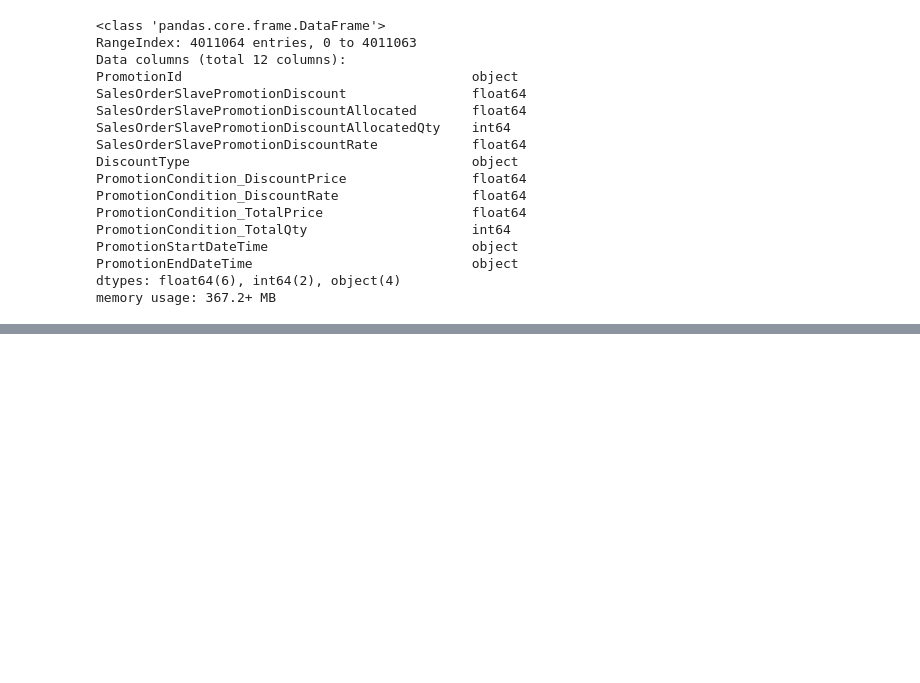
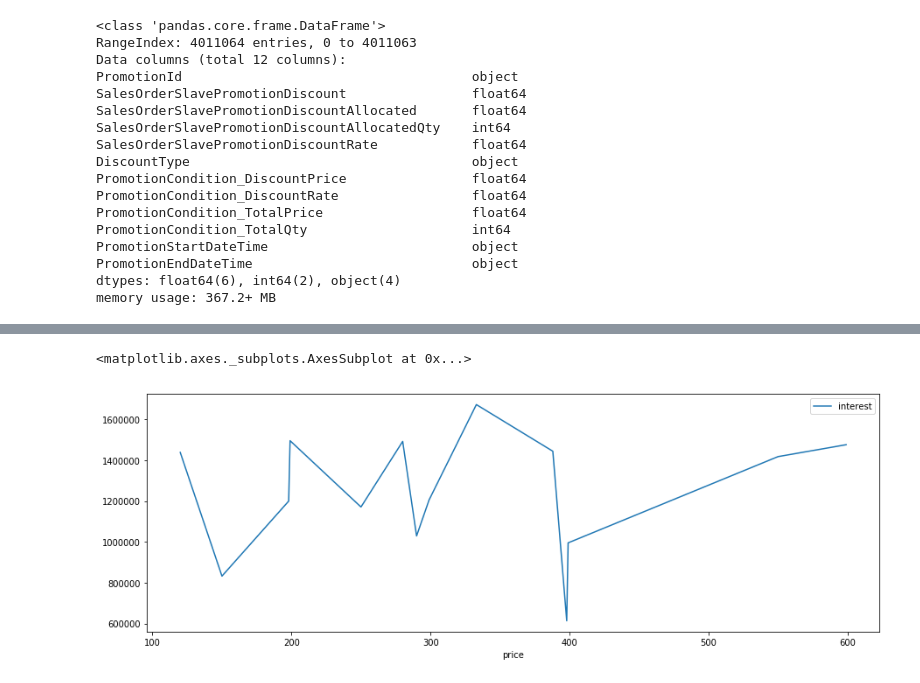
Before and after one commit to KungRayHo/python_project, a Jupyter notebook: [python] FinalProject/FinalProject2.ipynb, the cells around one changed output, grey strips where cells are left out. Cells and saved outputs as stored; diff of their text form; code cells hidden in the pictures; blank space fills up the shorter version.

```diff
--- a/[python] FinalProject/FinalProject2.ipynb
+++ b/[python] FinalProject/FinalProject2.ipynb
@@ -412,0 +667,3 @@ clf.fit([[getattr(t, 'x%d' % i) for i in range(1, 8)] for t in texts],
+# %%
+temp1=temp[temp.index<=promotionData['PromotionEndDateTime'][49]]
+temp1["new"].sum()/len(temp1)
@@ -412,0 +704,14 @@ clf.fit([[getattr(t, 'x%d' % i) for i in range(1, 8)] for t in texts],
+# %%
+dateInterestList=[]
+newPerDayList=[]
+wakeUpPerDayList=[]
+lenn=[]
+summ=[]
+for i in list(promotionData.index):
+    temp=tempPan[tempPan.index>=promotionData['PromotionStartDateTime'][i]]
+    temp1=temp[temp.index<=promotionData['PromotionEndDateTime'][i]]
+    lenn.append(len(temp1))
+    summ.append(temp1["new"].sum())
+    dateInterestList.append(temp1["interest"].sum()/len(temp1))
+    newPerDayList.append(temp1["new"].sum()/len(temp1))
+    wakeUpPerDayList.append(temp1["wakeup"].sum()/len(temp1))
@@ -412,0 +726,7 @@ clf.fit([[getattr(t, 'x%d' % i) for i in range(1, 8)] for t in texts],
+# %%
+promotionDataInteresting=promotionData.copy()
+promotionDataInteresting["Interest per day"]=dateInterestList
+promotionDataInteresting["newcustomer per day"]=newPerDayList
+promotionDataInteresting["wake up customer per day"]=wakeUpPerDayList
+promotionDataInteresting["lenn"]=lenn
+promotionDataInteresting["summ"]=summ
@@ -412,0 +760,23 @@ clf.fit([[getattr(t, 'x%d' % i) for i in range(1, 8)] for t in texts],
+# %%
+def Caculate(list1,list2):
+    set1=set(list1)
+    temp={"list1":list1,"list2":list2}
+    temp=pd.DataFrame(temp)
+    templist1=[]
+    templist2=[]
+    for item in set1:
+        temp1=temp[temp["list1"]==item]
+        templist1.append(item)
+        templist2.append(temp1["list2"].sum()/len(temp1))
+    return templist1,templist2
+# %%
+DiscountType1=promotionDataInteresting[promotionDataInteresting["DiscountType"]=="任選優惠價"]
+caculateList=Caculate(DiscountType1["PromotionCondition_DiscountPrice"],DiscountType1["Interest per day"])
+tempDic={"price":caculateList[0],"interest":caculateList[1]}
+tempPan=pd.DataFrame(tempDic)
+tempPan=tempPan.sort_values(by="price")
+tempPan=tempPan.set_index("price")
+tempPan.plot(figsize=(15,5))
+# %% [output]
+<matplotlib.axes._subplots.AxesSubplot at 0x...>
+[figure, added]
```
Also changed, not shown: parts of 110 cells of this notebook.
